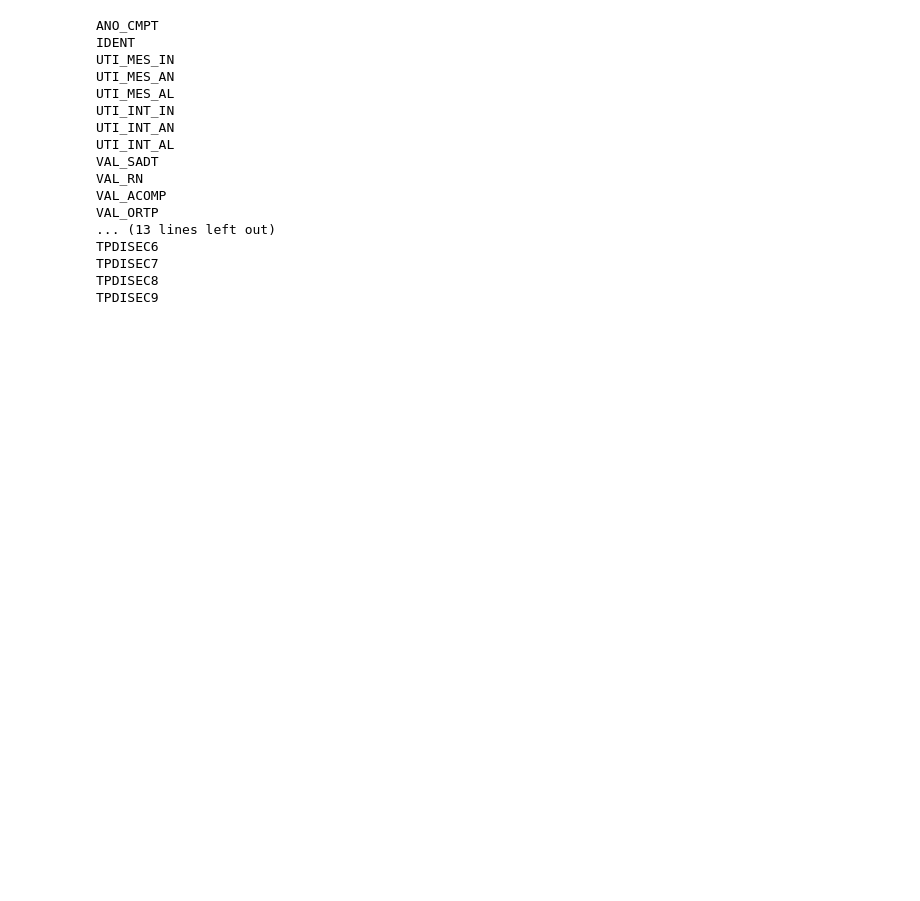
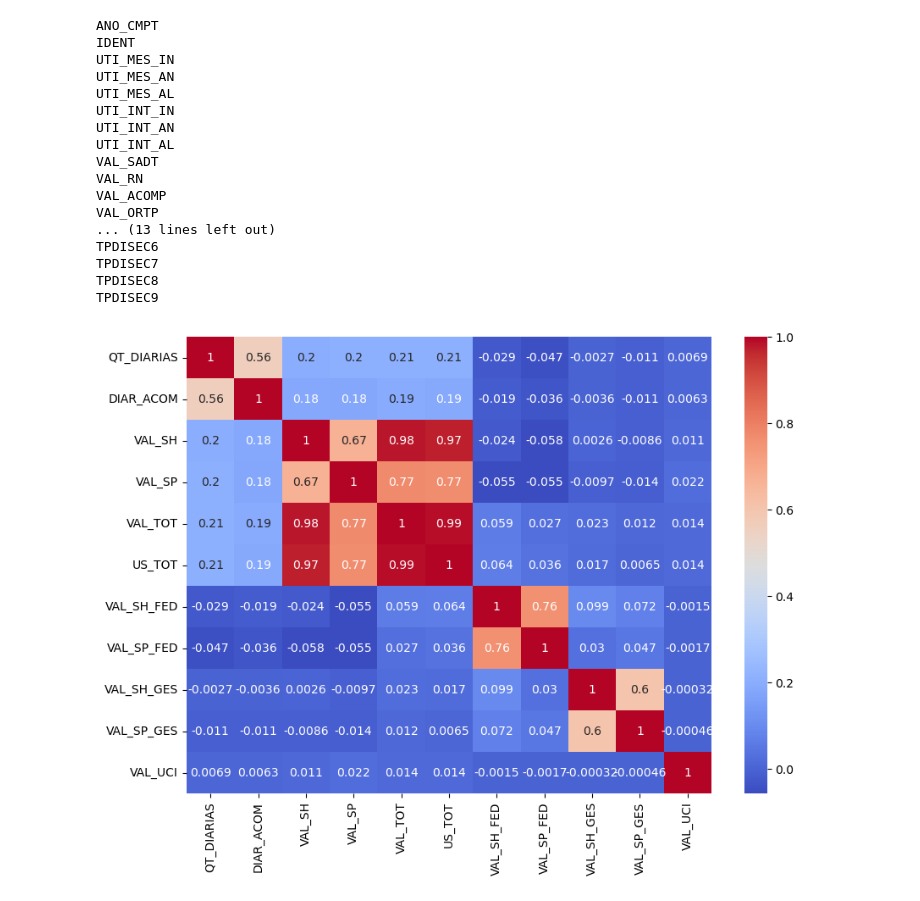
Before and after one commit to isabelcgomes/DadosMedicos, a Jupyter notebook: testing.ipynb, the cells around one changed output. Cells and saved outputs as stored; diff of their text form; code cells hidden in the pictures; blank space fills up the shorter version.

```diff
--- a/testing.ipynb
+++ b/testing.ipynb
@@ -4,7 +10,6 @@ import pandas as pd
 # %%
-dadinhos = pd.read_csv(rf'..\2015.csv', sep=';')
-# dadinhos = dadinhos.drop(columns=['Unnamed: 0'], axis=1)
-dadinhos
+dadosMedicos = pd.read_csv(rf'..\2015.csv', sep=';')
+dadosMedicos
 # %% [output]
 |  | UF_ZI | ANO_CMPT | MES_CMPT | ESPEC | CGC_HOSP | N_AIH | IDENT | CEP | MUNIC_RES | NASC | ... |
 | 0 | 120000 | 2015 | 1 | 1 | 6.360294e+13 | 1215100018110 | 1 | 69900970 | 120040 | 19691208 | ... |
@@ -82,3 +91,16 @@ TPDISEC6
 TPDISEC7
 TPDISEC8
 TPDISEC9
+# %%
+correlacao = dadosMedicos.copy()
+correlacao = correlacao[['QT_DIARIAS', 'DIAR_ACOM', 'VAL_SH', 'VAL_SP', 'VAL_TOT', 'US_TOT', 'VAL_SH_FED', 'VAL_SP_FED', 'VAL_SH_GES', 'VAL_SP_GES', 'VAL_UCI']]
+correlacao[['VAL_SH', 'VAL_SP', 'VAL_TOT', 'US_TOT', 'VAL_SH_FED', 'VAL_SP_FED', 'VAL_SH_GES', 'VAL_SP_GES', 'VAL_UCI']] = correlacao[['VAL_SH', 'VAL_SP', 'VAL_TOT', 'US_TOT', 'VAL_SH_FED', 'VAL_SP_FED', 'VAL_SH_GES', 'VAL_SP_GES', 'VAL_UCI']].apply(lambda x: x.str.replace(',','.'))
+correlacao[['VAL_SH', 'VAL_SP', 'VAL_TOT', 'US_TOT', 'VAL_SH_FED', 'VAL_SP_FED', 'VAL_SH_GES', 'VAL_SP_GES', 'VAL_UCI']] = correlacao[['VAL_SH', 'VAL_SP', 'VAL_TOT', 'US_TOT', 'VAL_SH_FED', 'VAL_SP_FED', 'VAL_SH_GES', 'VAL_SP_GES', 'VAL_UCI']].astype(float)
+correlation_matrix = correlacao.corr()
+
+plt.figure(figsize=(10,7))
+sns.heatmap(correlation_matrix, annot=True, cmap='coolwarm')
+plt.savefig('imagens/correlation_matrix_removal')
+plt.show()
+# %% [output]
+[figure, added]
```
Also changed, not shown: parts of 14 cells of this notebook.
